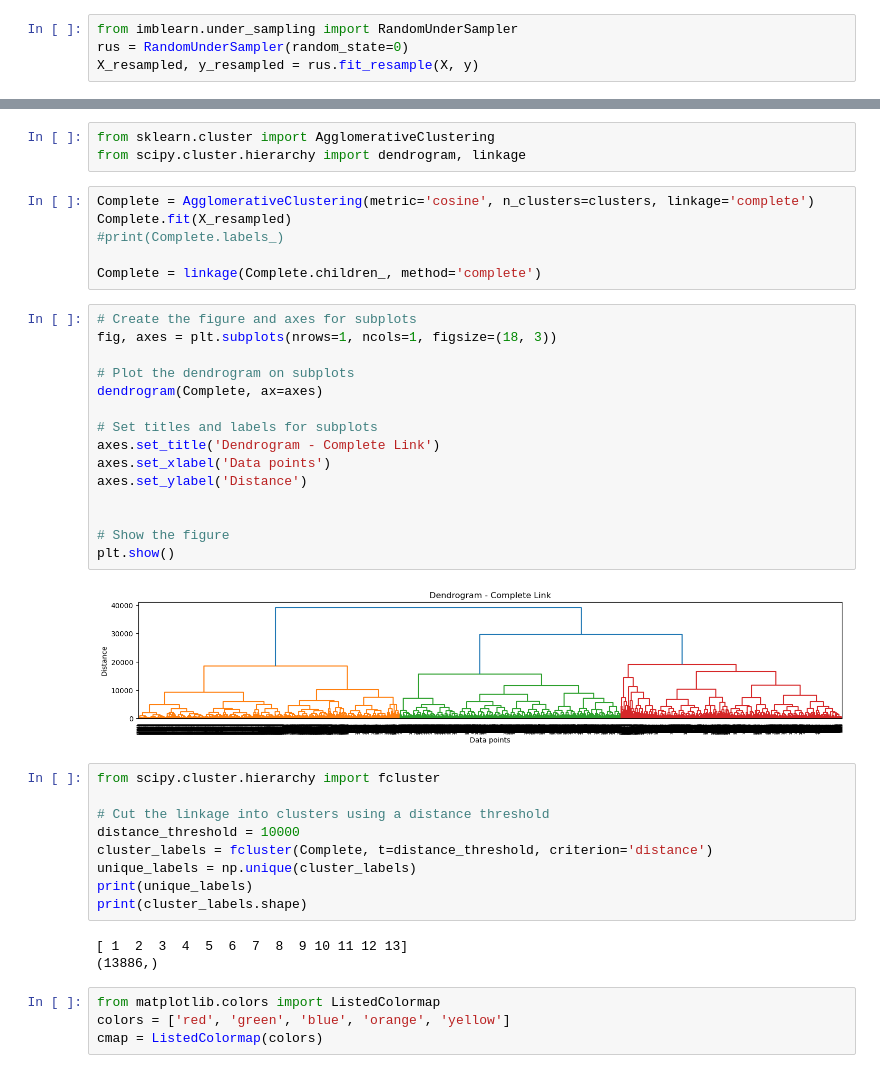
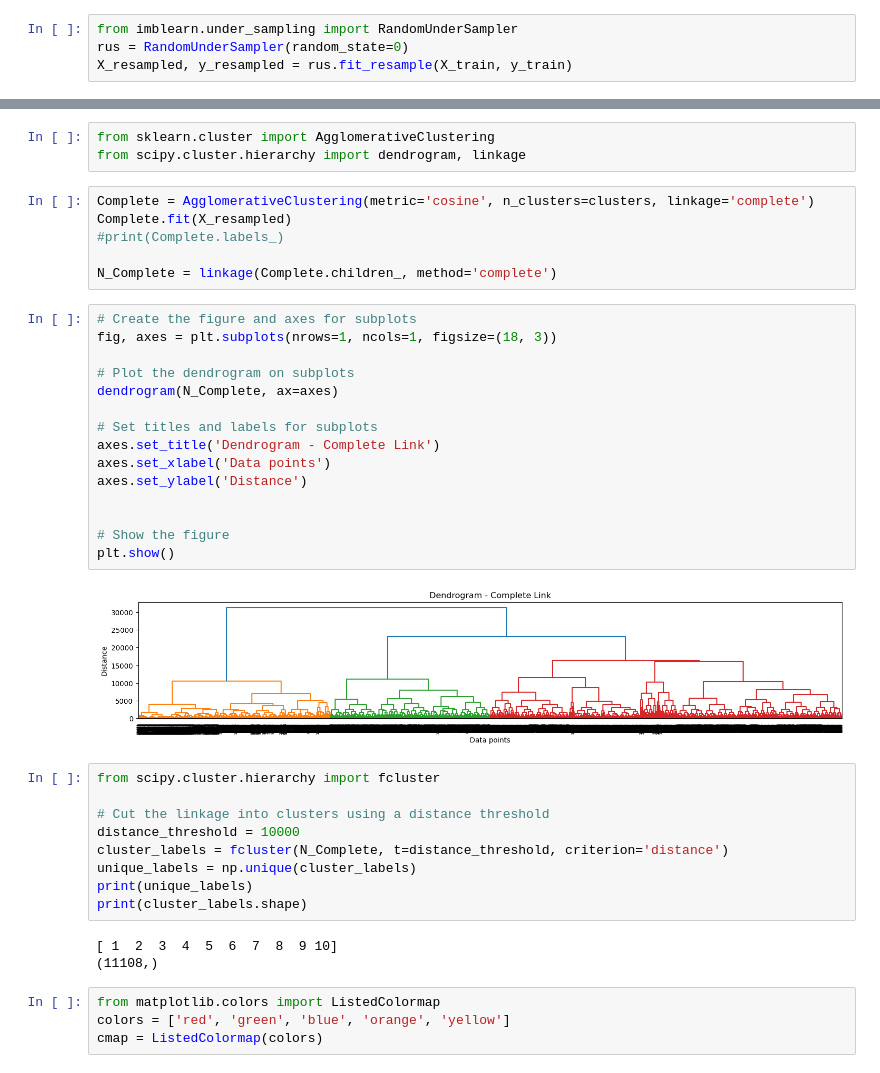
Before and after one commit to YaroslawBagriy/DiabetesRiskClassifier, a Jupyter notebook: notebooks/cluster_modeling.ipynb, the cells around one changed output, grey strips where cells are left out. Cells and saved outputs as stored; diff of their text form.

```diff
--- a/notebooks/cluster_modeling.ipynb
+++ b/notebooks/cluster_modeling.ipynb
@@ -97,4 +98,4 @@ print(X.shape, y.shape)
 # %%
 from imblearn.under_sampling import RandomUnderSampler
 rus = RandomUnderSampler(random_state=0)
-X_resampled, y_resampled = rus.fit_resample(X, y)
+X_resampled, y_resampled = rus.fit_resample(X_train, y_train)
@@ -154,36 +157,36 @@ Complete = AgglomerativeClustering(metric='cosine', n_clusters=clusters, linkage
 Complete.fit(X_resampled)
 #print(Complete.labels_)
 
-Complete = linkage(Complete.children_, method='complete')
+N_Complete = linkage(Complete.children_, method='complete')
 # %%
 # Create the figure and axes for subplots
 fig, axes = plt.subplots(nrows=1, ncols=1, figsize=(18, 3))
 
 # Plot the dendrogram on subplots
-dendrogram(Complete, ax=axes)
+dendrogram(N_Complete, ax=axes)
 
 # Set titles and labels for subplots
 axes.set_title('Dendrogram - Complete Link')
 axes.set_xlabel('Data points')
 axes.set_ylabel('Distance')
 
 
 # Show the figure
 plt.show()
 # %% [output]
-[figure, old version]
+[figure, new version]
 # %%
 from scipy.cluster.hierarchy import fcluster
 
 # Cut the linkage into clusters using a distance threshold
 distance_threshold = 10000
-cluster_labels = fcluster(Complete, t=distance_threshold, criterion='distance')
+cluster_labels = fcluster(N_Complete, t=distance_threshold, criterion='distance')
 unique_labels = np.unique(cluster_labels)
 print(unique_labels)
 print(cluster_labels.shape)
 # %% [output]
-[ 1  2  3  4  5  6  7  8  9 10 11 12 13]
-(13886,)
+[ 1  2  3  4  5  6  7  8  9 10]
+(11108,)
 # %%
 from matplotlib.colors import ListedColormap
 colors = ['red', 'green', 'blue', 'orange', 'yellow']
```
Also changed, not shown: parts of 9 cells of this notebook, 2 other files.
